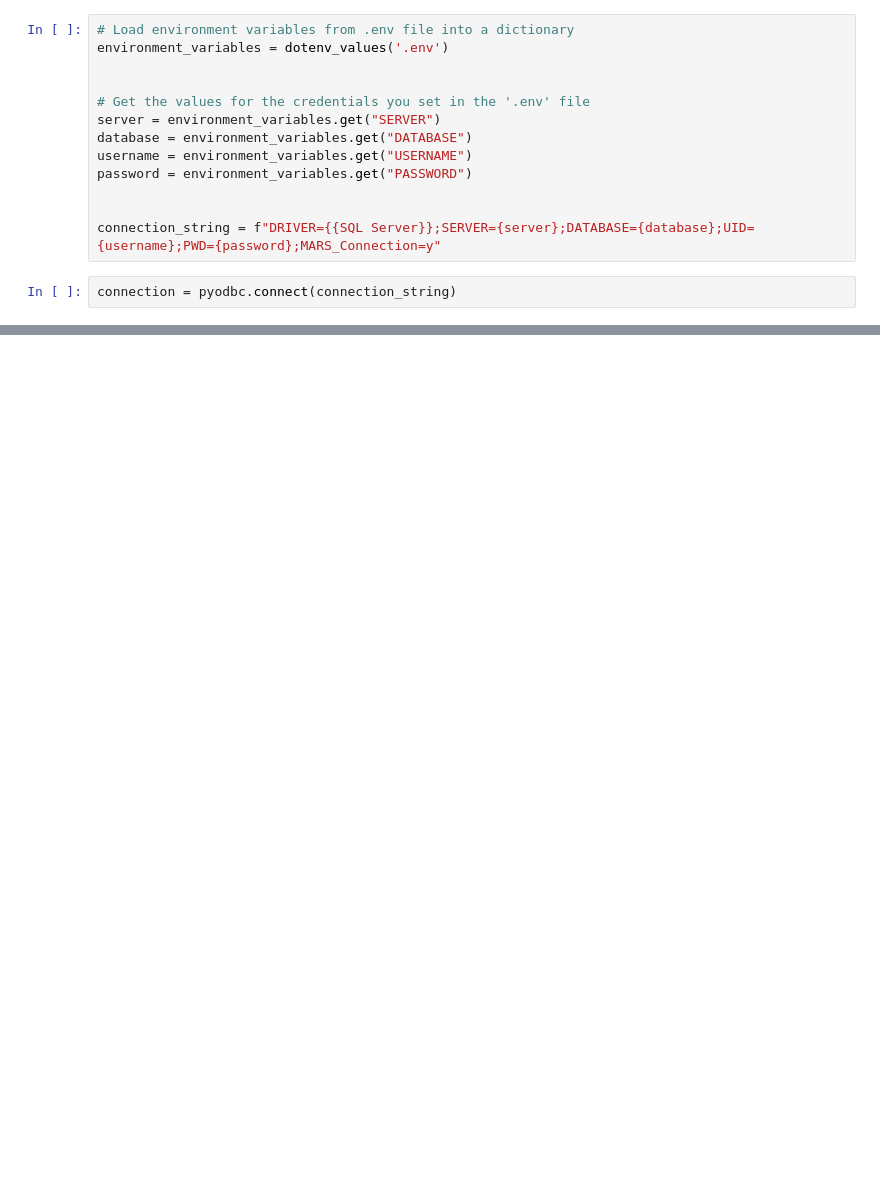
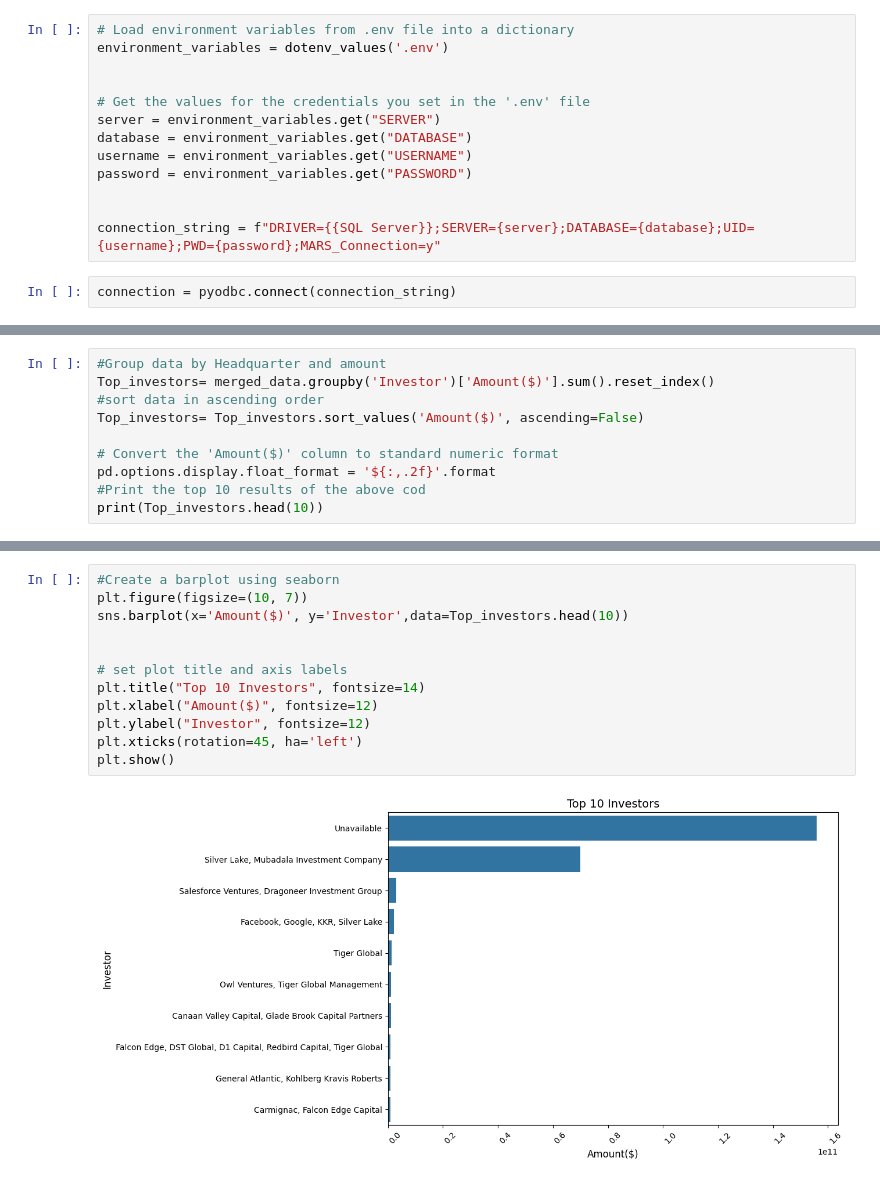
Before and after one commit to Tietaar/Indian-startup-funding, a Jupyter notebook: notebook.ipynb, the cells around one changed output, grey strips where cells are left out. Saved outputs shown, nothing was run; the diff lists cells and outputs as text; blank space fills up the shorter version.

```diff
--- a/notebook.ipynb
+++ b/notebook.ipynb
@@ -79,0 +1248,10 @@ ERROR: No matching distribution found for openyxl
+# %%
+#Group data by Headquarter and amount
+Top_investors= merged_data.groupby('Investor')['Amount($)'].sum().reset_index()
+#sort data in ascending order
+Top_investors= Top_investors.sort_values('Amount($)', ascending=False)
+
+# Convert the 'Amount($)' column to standard numeric format
+pd.options.display.float_format = '${:,.2f}'.format
+#Print the top 10 results of the above cod
+print(Top_investors.head(10))
@@ -79,0 +1270,14 @@ ERROR: No matching distribution found for openyxl
+# %%
+#Create a barplot using seaborn
+plt.figure(figsize=(10, 7))
+sns.barplot(x='Amount($)', y='Investor',data=Top_investors.head(10))
+
+
+# set plot title and axis labels
+plt.title("Top 10 Investors", fontsize=14)
+plt.xlabel("Amount($)", fontsize=12)
+plt.ylabel("Investor", fontsize=12)
+plt.xticks(rotation=45, ha='left')
+plt.show()
+# %% [output]
+[figure, added]
```
Also changed, not shown: parts of 159 cells of this notebook.
